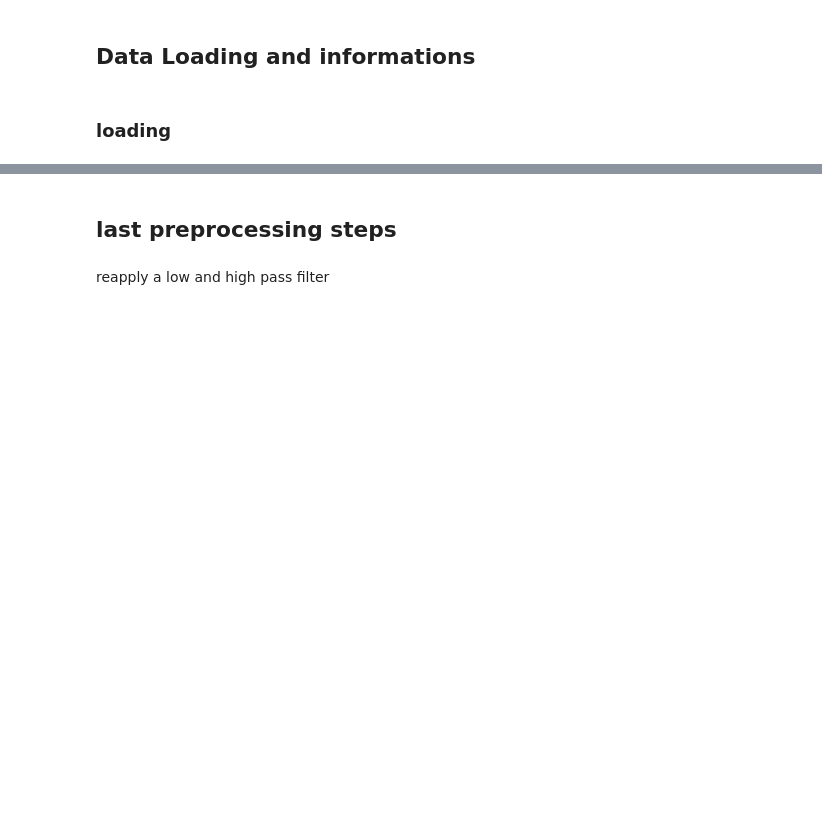
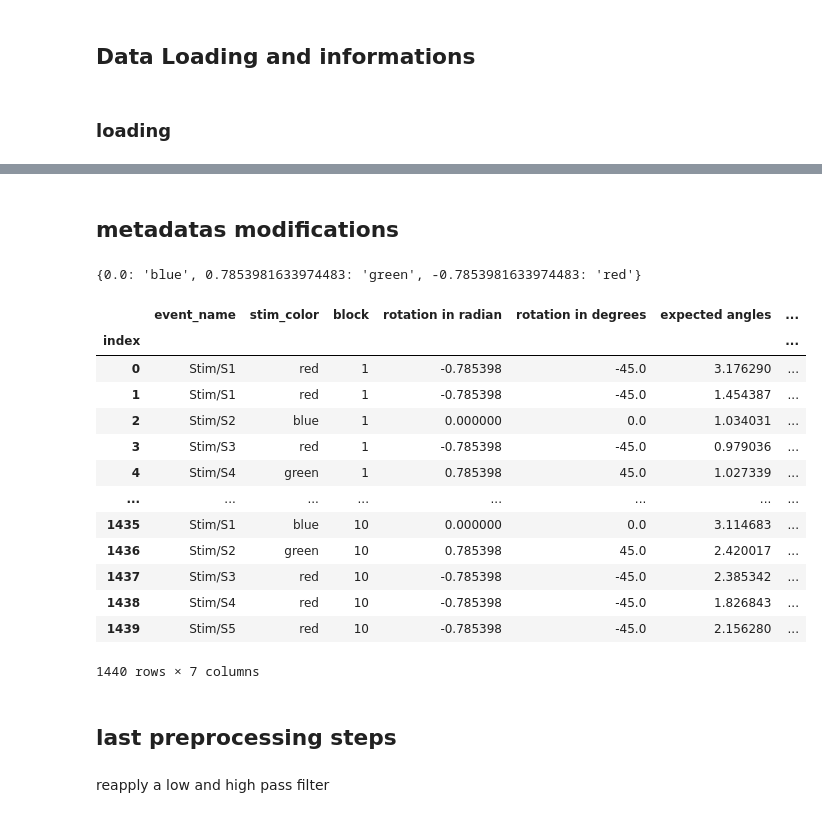
Before and after one commit to elodiehusson/Stage-M2, a Jupyter notebook: Données MEG.ipynb, the cells around one changed output, grey strips where cells are left out. Saved outputs shown, nothing was run; the diff lists cells and outputs as text; code cells hidden in the pictures; blank space fills up the shorter version.

Commit message:
adding metadatas

```diff
--- a/Données MEG.ipynb
+++ b/Données MEG.ipynb
@@ -42,0 +20,2 @@ Created an SSP operator (subspace dimension = 2)
+# %%
+subject = "03"
@@ -42,0 +46,2 @@ Created an SSP operator (subspace dimension = 2)
+# %% [markdown]
+## metadatas modifications
@@ -43,3 +78,70 @@ Created an SSP operator (subspace dimension = 2)
+# %%
+if float(subject)%3 == 0 :
+    color_mapping = {np.deg2rad(0): 'blue',  np.deg2rad(45): 'green', np.deg2rad(-45): 'red'}
+elif float(subject)%3 == 1 :
+    color_mapping = {np.deg2rad(0): 'red',  np.deg2rad(45): 'blue', np.deg2rad(-45): 'green'}
+elif float(subject)%3 == 2 :
+    color_mapping = {np.deg2rad(0): 'green',  np.deg2rad(45): 'red', np.deg2rad(-45): 'blue'}
+color_mapping
+# %% [output]
+{0.0: 'blue', 0.7853981633974483: 'green', -0.7853981633974483: 'red'}
+# %%
+colors = []
+colors_extended = []
+for i in range(len(metadatas_clean)) :
+    colors_one_extended = []
+    colors_one = []
+    for x in metadatas_clean["stimulus_rotations"].iloc[i]:
+        colors_one.append(color_mapping[x])
+        colors_one_extended.extend(color_mapping[x])
+    colors.append(colors_one)
+    colors_extended.extend(colors_one)
+
+metadatas_clean["color_seen"] = colors
+# %%
+block_extended = []
+rotation_radians_extended = []
+rotation_degrees_extended = []
+expected_angles_extended = []
+presented_angles_extended = []
+count = 0
+for i in range(len(metadatas_clean)) :
+    for element in range(len(metadatas_clean["stimulus_rotations"].iloc[i])) :
+        block_extended.append(metadatas_clean["Block"].iloc[i])
+        presented_angles_extended.append(metadatas_clean["presented_angles"].iloc[i][element])
+        rotation_radians_extended.append(metadatas_clean["stimulus_rotations"].iloc[i][element])
+        rotation_degrees_extended.append(metadatas_clean["stimulus_rotations_degrees"].iloc[i][element])
+        expected_angles_extended.append(metadatas_clean["expected_angles"].iloc[i][element])
+        count +=1
+# %%
+epochs.metadata
+meta = epochs.metadata.copy()
+meta.index = meta["index"]
+meta = meta.drop(columns = ["Stim/S1", "Stim/S2", "Stim/S3", "Stim/S4", "Stim/S5", "Stim/S6", "Stim/S7", "SeqStart", "BlockStart", "Resp", "RespProb", "index"])
+
+meta["stim_color"] = colors_extended
+
+meta["block"] = block_extended
+meta["rotation in radian"] = rotation_radians_extended
+meta["rotation in degrees"] = rotation_degrees_extended
+meta["expected angles"] = expected_angles_extended
+meta["presented angles"] = presented_angles_extended
+meta
+# %% [output]
+|  | event_name | stim_color | block | rotation in radian | rotation in degrees | expected angles | ... |
+| index |  |  |  |  |  |  | ... |
+| 0 | Stim/S1 | red | 1 | -0.785398 | -45.0 | 3.176290 | ... |
+| 1 | Stim/S1 | red | 1 | -0.785398 | -45.0 | 1.454387 | ... |
+| 2 | Stim/S2 | blue | 1 | 0.000000 | 0.0 | 1.034031 | ... |
+| 3 | Stim/S3 | red | 1 | -0.785398 | -45.0 | 0.979036 | ... |
+| 4 | Stim/S4 | green | 1 | 0.785398 | 45.0 | 1.027339 | ... |
+| ... | ... | ... | ... | ... | ... | ... | ... |
+| 1435 | Stim/S1 | blue | 10 | 0.000000 | 0.0 | 3.114683 | ... |
+| 1436 | Stim/S2 | green | 10 | 0.785398 | 45.0 | 2.420017 | ... |
+| 1437 | Stim/S3 | red | 10 | -0.785398 | -45.0 | 2.385342 | ... |
+| 1438 | Stim/S4 | red | 10 | -0.785398 | -45.0 | 1.826843 | ... |
+| 1439 | Stim/S5 | red | 10 | -0.785398 | -45.0 | 2.156280 | ... |
+1440 rows × 7 columns
 # %% [markdown]
 ## last preprocessing steps
 # %% [markdown]
```
Also changed, not shown: parts of 6 cells of this notebook, 1 other file.
